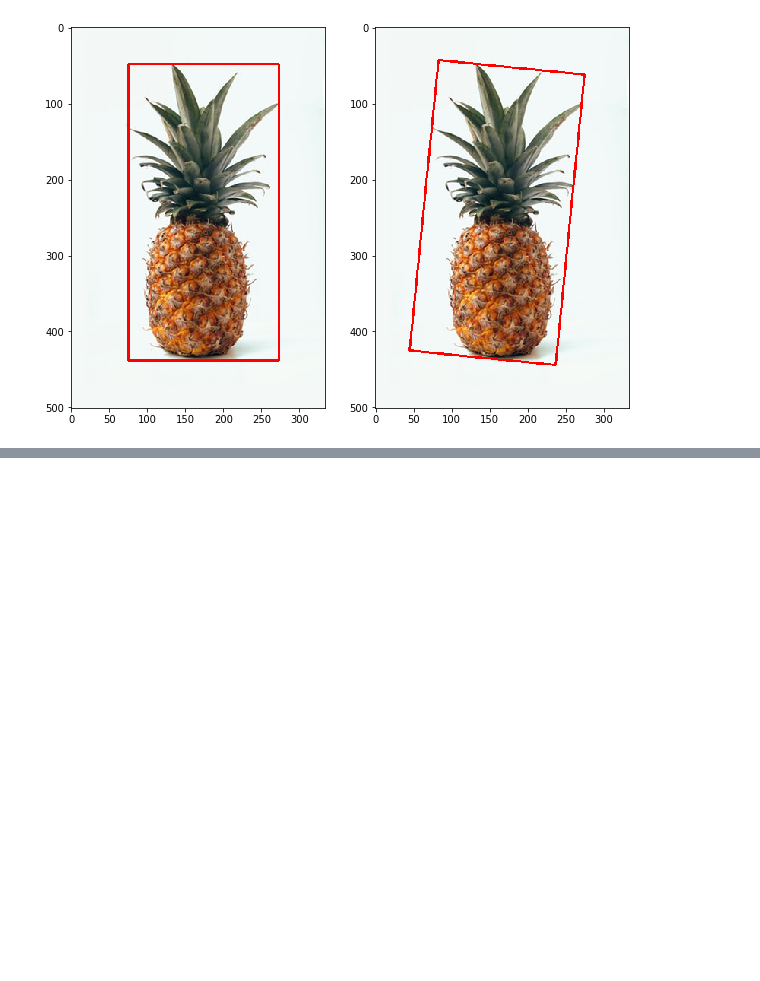
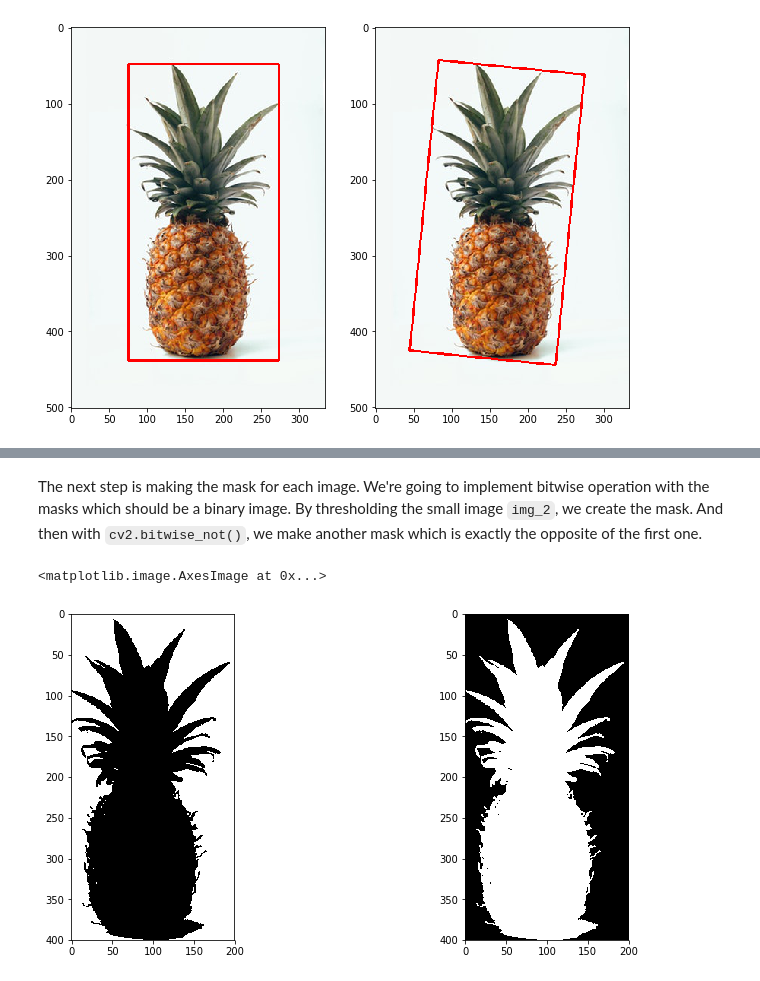
Before and after one commit to jjone36/vision_4_beginners, a Jupyter notebook: part4_contour_mapping.ipynb, the cells around one changed output, grey strips where cells are left out. Drawn from its saved outputs; the diff is of its cells as text; code cells hidden in the pictures; blank space fills up the shorter version.

```diff
--- a/part4_contour_mapping.ipynb
+++ b/part4_contour_mapping.ipynb
@@ -257,0 +234,14 @@ display(backpacker)
+# %% [markdown]
+The next step is making the mask for each image. We're going to implement bitwise operation with the masks which should be a binary image. By thresholding the small image `img_2`, we create the mask.  And then with `cv2.bitwise_not()`, we make another mask which is exactly the opposite of the first one.
+# %%
+# Creating the mask for the roi and small image
+img_gray = cv2.cvtColor(img_2, cv2.COLOR_RGB2GRAY)
+_, mask = cv2.threshold(img_gray, 254/2+100, 255, cv2.THRESH_BINARY)
+mask_inv = cv2.bitwise_not(mask)
+
+plt.figure(figsize = (10, 6))
+plt.subplot(1, 3, 1); plt.imshow(mask, cmap = 'gray')
+plt.subplot(1, 3, 3); plt.imshow(mask_inv, cmap = 'gray')
+# %% [output]
+<matplotlib.image.AxesImage at 0x...>
+[figure, added]
```
Also changed, not shown: parts of 45 cells of this notebook, 3 other files.
